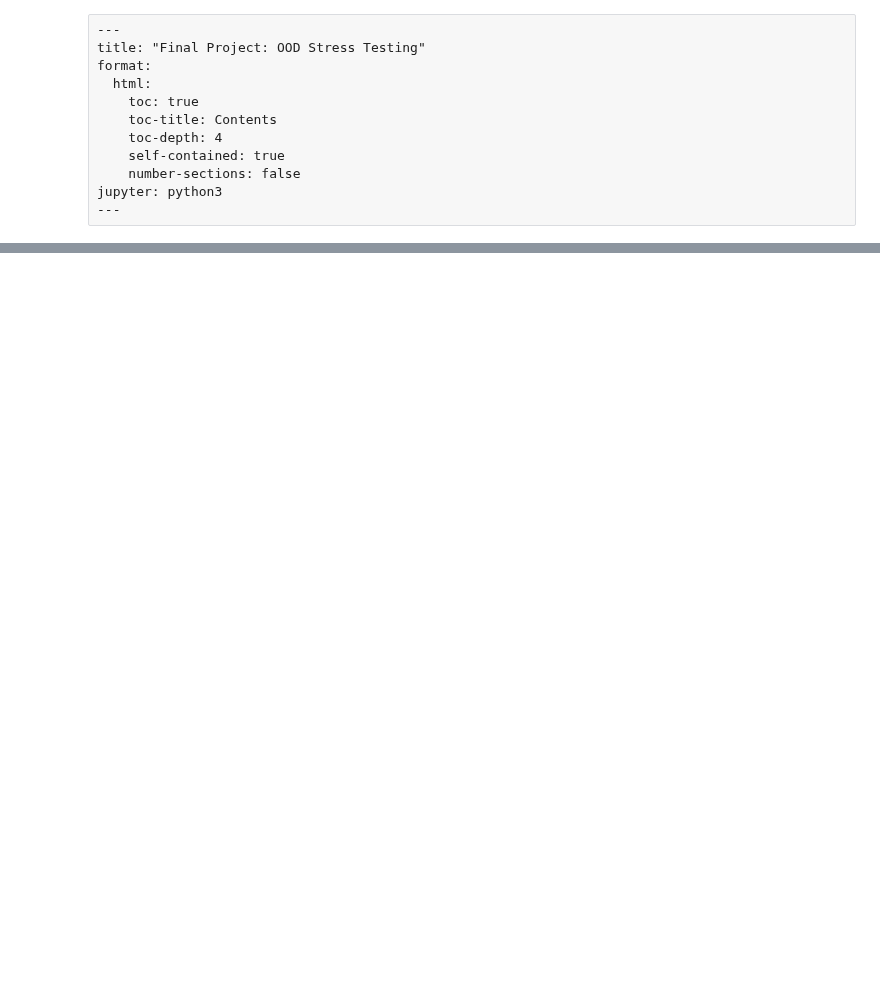
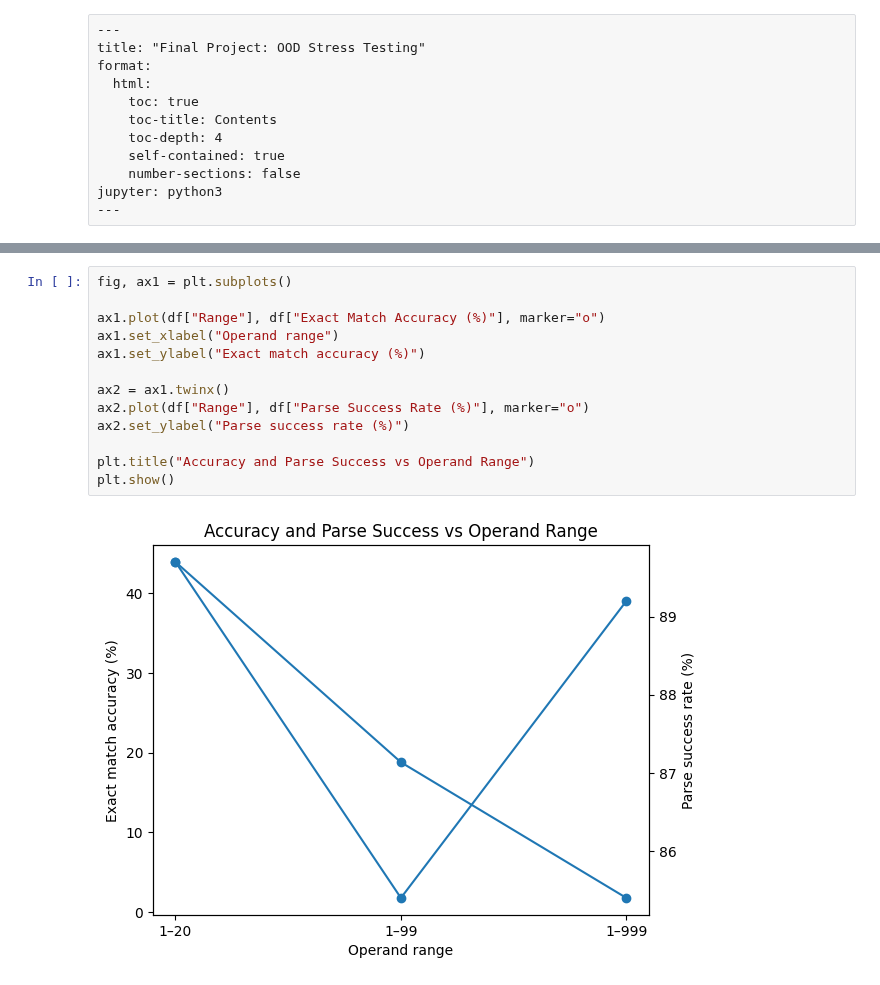
Before and after one commit to Anushka-De/stat359, a Jupyter notebook: student/Final_Project/arithmetic_llm/Project_analysis.ipynb, the cells around one changed output, grey strips where cells are left out. Saved outputs shown, nothing was run; the diff lists cells and outputs as text; blank space fills up the shorter version.

```diff
--- a/student/Final_Project/arithmetic_llm/Project_analysis.ipynb
+++ b/student/Final_Project/arithmetic_llm/Project_analysis.ipynb
@@ -12,0 +200,15 @@ jupyter: python3
+# %%
+fig, ax1 = plt.subplots()
+
+ax1.plot(df["Range"], df["Exact Match Accuracy (%)"], marker="o")
+ax1.set_xlabel("Operand range")
+ax1.set_ylabel("Exact match accuracy (%)")
+
+ax2 = ax1.twinx()
+ax2.plot(df["Range"], df["Parse Success Rate (%)"], marker="o")
+ax2.set_ylabel("Parse success rate (%)")
+
+plt.title("Accuracy and Parse Success vs Operand Range")
+plt.show()
+# %% [output]
+[figure, added]
```
Also changed, not shown: parts of 11 cells of this notebook.
